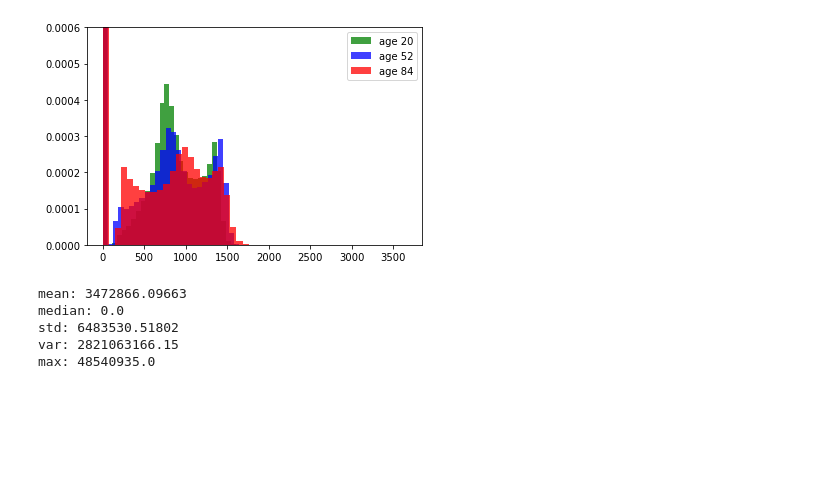
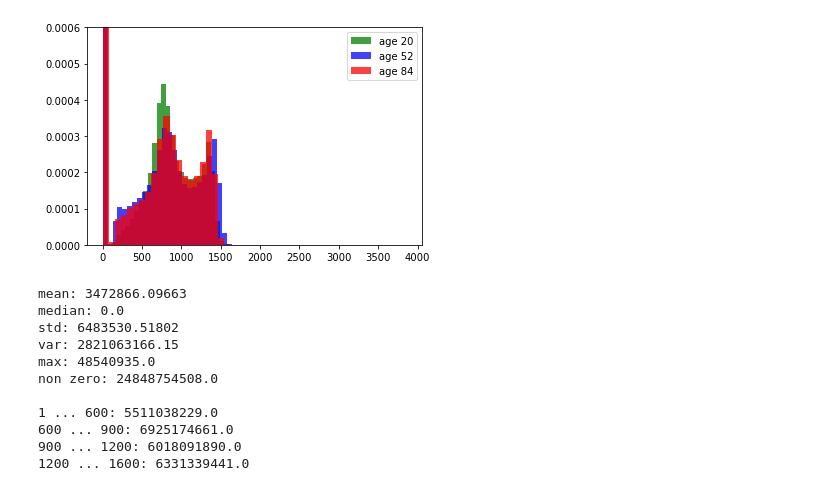
Before and after one commit to fdelia/ETH-machine-learning-course, a Jupyter notebook: Exploratory data analysis.ipynb, the cells around one changed output. Saved outputs shown, nothing was run; the diff lists cells and outputs as text; code cells hidden in the pictures; blank space fills up the shorter version.

```diff
--- a/Exploratory data analysis.ipynb
+++ b/Exploratory data analysis.ipynb
@@ -8,15 +9,15 @@ y = np.genfromtxt('data/y_1.csv', delimiter='\n')
 # %%
 # Let's take a look at the values
 # 0 has age 20, 9 has 52, 3 has age  84,
-plt.hist(data[0], 50, normed=1, facecolor='green', alpha=0.75, label='age 20')
-plt.hist(data[9], 50, normed=1, facecolor='blue', alpha=0.75, label='age 52')
-plt.hist(data[3], 50, normed=1, facecolor='red', alpha=0.75, label='age 84')
+plt.hist(X_train[0], 50, normed=1, facecolor='green', alpha=0.75, label='age 20')
+plt.hist(X_train[9], 50, normed=1, facecolor='blue', alpha=0.75, label='age 52')
+plt.hist(X_train[3], 50, normed=1, facecolor='red', alpha=0.75, label='age 84')
 plt.ylim([0, 0.0006])
 #plt.xlim([0, 2000]) # nearly no values >2000
 plt.legend()
 plt.show()
 # %% [output]
-[figure, old version]
+[figure, new version]
 # %%
 stats = []
 for i in range(0, len(X_train)):
@@ -31,12 +41,24 @@ for i in range(0, len(X_train)):
 # %%
+# Correlations of statistics with age
 print("mean:", np.correlate([x[0] for x in stats], y)[0])
-print("median:", np.correlate([x[1] for x in stats], y)[0])
 print("std:", np.correlate([x[2] for x in stats], y)[0])
 print("var:", np.correlate([x[3] for x in stats], y)[0])
 print("max:", np.correlate([x[4] for x in stats], y)[0])
+print("non zero:", np.correlate([x[5] for x in stats], y)[0])
+print()
+print("1 ... 600:", np.correlate([x[6] for x in stats], y)[0])
+print("600 ... 900:", np.correlate([x[7] for x in stats], y)[0])
+print("900 ... 1200:", np.correlate([x[8] for x in stats], y)[0])
+print("1200 ... 1600:", np.correlate([x[9] for x in stats], y)[0])
 # %% [output]
 mean: 3472866.09663
 median: 0.0
 std: 6483530.51802
 var: 2821063166.15
 max: 48540935.0
+non zero: 24848754508.0
+
+1 ... 600: 5511038229.0
+600 ... 900: 6925174661.0
+900 ... 1200: 6018091890.0
+1200 ... 1600: 6331339441.0
```
Also changed, not shown: parts of 8 cells of this notebook, 3 other files.
